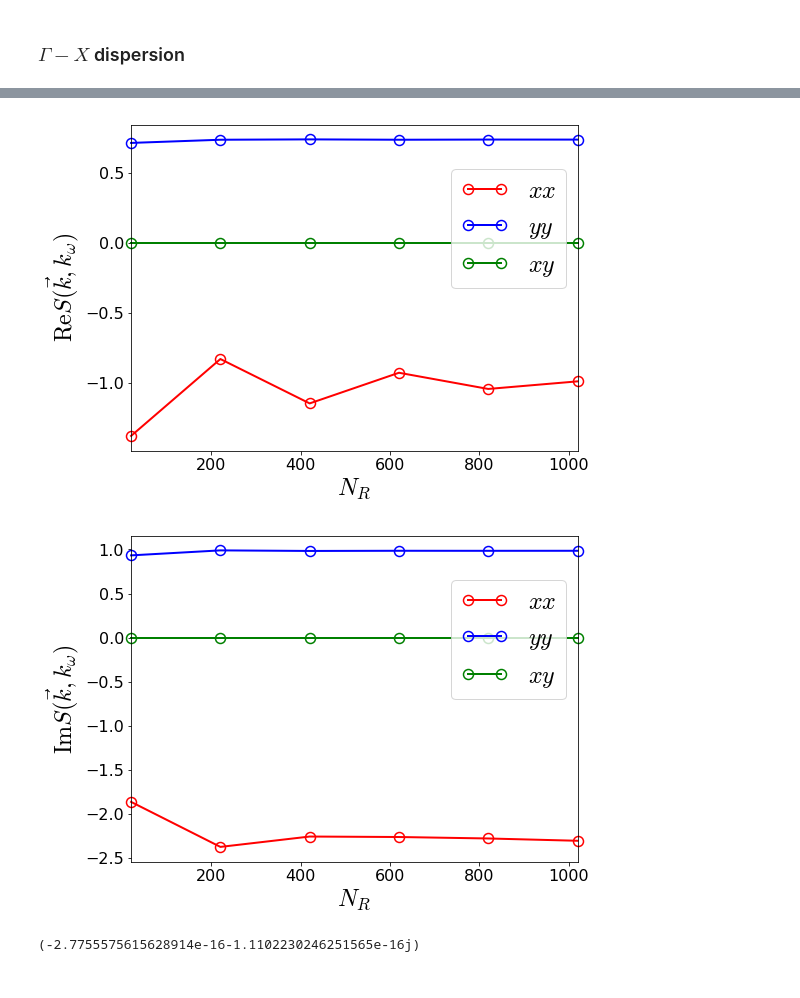
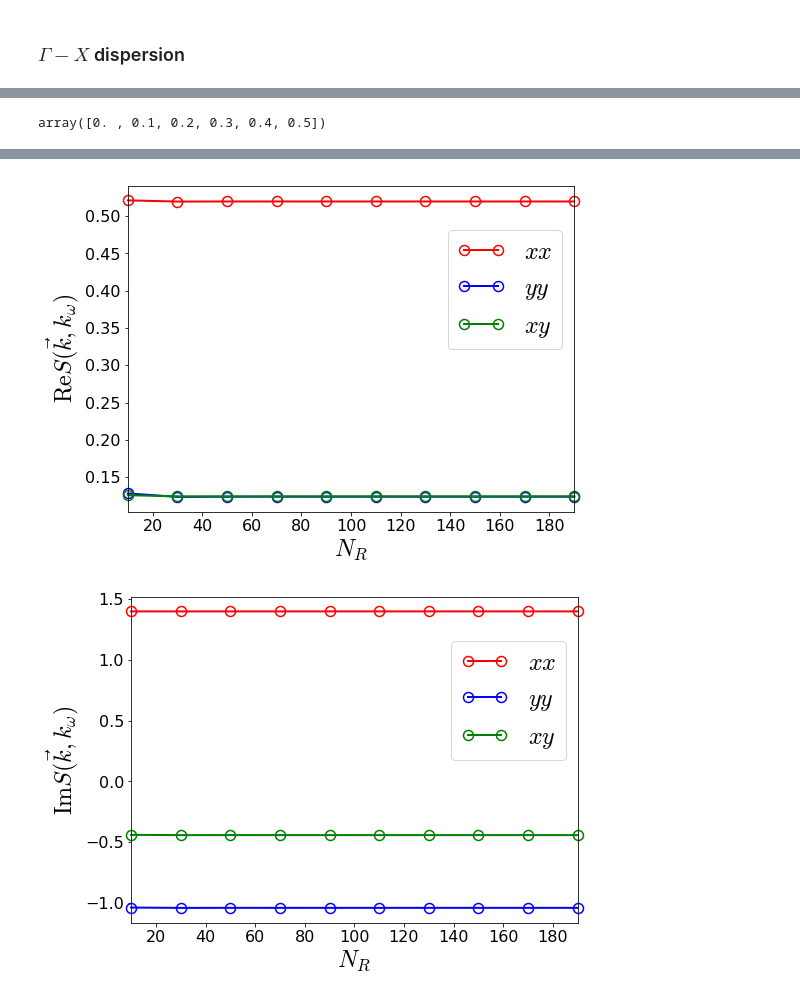
Before and after one commit to 711er/cde, a Jupyter notebook: cde-dynamical-band.ipynb, the cells around one changed output, grey strips where cells are left out. Saved outputs shown, nothing was run; the diff lists cells and outputs as text; code cells hidden in the pictures.

```diff
--- a/cde-dynamical-band.ipynb
+++ b/cde-dynamical-band.ipynb
@@ -440,16 +526,21 @@ plt.show()
+# %%
+np.arange(0.0, 0.6, 0.1)
+# %% [output]
+array([0. , 0.1, 0.2, 0.3, 0.4, 0.5])
 # %%
-fR1xx = lambda Rvec: fnRij(Rvec, 1, 0, 0)
-fR1xy = lambda Rvec: fnRij(Rvec, 1, 0, 1)
-fR1yy = lambda Rvec: fnRij(Rvec, 1, 1, 1)
+fR1xx = lambda Rvec: fnRij(Rvec, 3, 0, 0)
+fR1xy = lambda Rvec: fnRij(Rvec, 3, 0, 1)
+fR1yy = lambda Rvec: fnRij(Rvec, 3, 1, 1)
+fR3xy = lambda Rvec: fnRij(Rvec, 3, 0, 1)
 
 # Sample calculation for xx, xy, yy  component of 1/R lattice sums
 r0 = [0, 0, 0]
-kvec = [2.5, 0, 0]
+kvec = np.array( [0.1, 0.3, 0] )*twopi
 w = 3.4
 d = 75*nm
 kw = ev2kw(w, d)*twopi
 lat_test = square
-nums = np.arange(20, 1200, 200)
+nums = np.arange(10, 200, 20)
 
 %time f1xx = [ Rsum_direct(fR1xx, numR, r0, kvec, kw, lat_test) \
               for numR in nums ]
@@ -461,7 +552,7 @@ nums = np.arange(20, 1200, 200)
 marker_style = dict(linestyle='-', marker='o', \
                     markersize=10, markerfacecolor='none', \
                     markerfacecoloralt='gray', markeredgewidth=1.5, \
-                   clip_on=False)
+                    clip_on=False)
 
 plt.figure(figsize=(8,6))
 plt.plot(nums, np.real(f1xx), 'ro-', label=r'$xx$', \
@@ -504,6 +595,2 @@ Wall time: 2.94 s
-[figure, old version]
+[figure, new version]
-[figure, old version]
+[figure, new version]
-# %%
-f1xy[0]
-# %% [output]
-(-2.7755575615628914e-16-1.1102230246251565e-16j)
```
Also changed, not shown: parts of 19 cells of this notebook.
